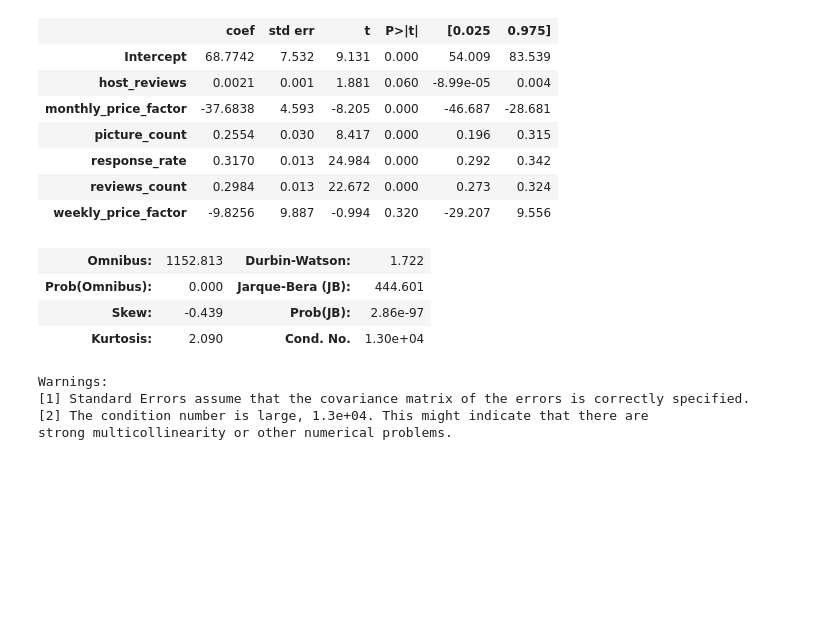
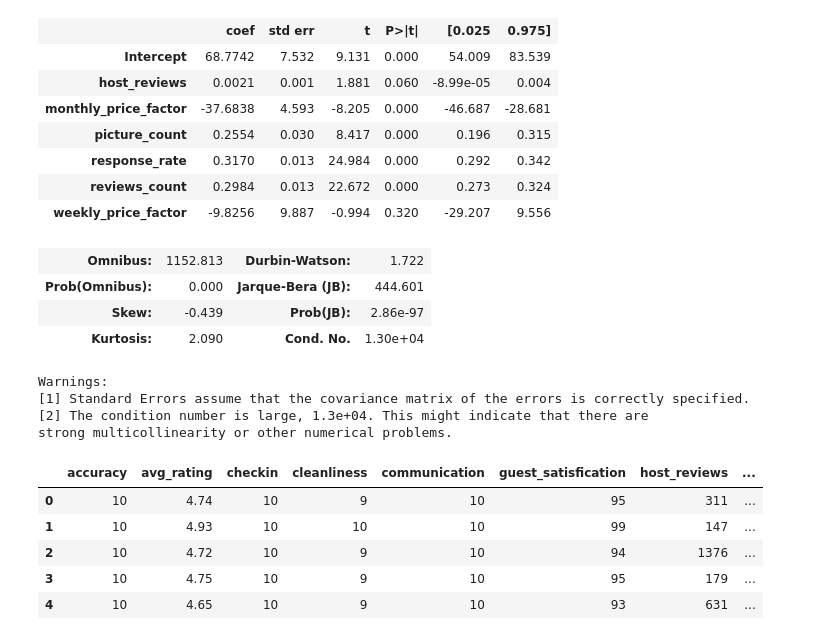
Before and after one commit to kailu3/airbnb-optimization, a Jupyter notebook: notebooks/kl-cancun-feature-importance.ipynb, the cells around one changed output. Cells and saved outputs as stored; diff of their text form; code cells hidden in the pictures; blank space fills up the shorter version.

```diff
--- a/notebooks/kl-cancun-feature-importance.ipynb
+++ b/notebooks/kl-cancun-feature-importance.ipynb
@@ -141,3 +141,12 @@ strong multicollinearity or other numerical problems.
 # TODO: scikit-learn for feature importance ranking.
 # %%
 # To possibly think of: scraping reviews to score on sentiment/positive value
+# %%
+features.head()
+# %% [output]
+|  | accuracy | avg_rating | checkin | cleanliness | communication | guest_satisfication | host_reviews | ... |
+| 0 | 10 | 4.74 | 10 | 9 | 10 | 95 | 311 | ... |
+| 1 | 10 | 4.93 | 10 | 10 | 10 | 99 | 147 | ... |
+| 2 | 10 | 4.72 | 10 | 9 | 10 | 94 | 1376 | ... |
+| 3 | 10 | 4.75 | 10 | 9 | 10 | 95 | 179 | ... |
+| 4 | 10 | 4.65 | 10 | 9 | 10 | 93 | 631 | ... |
```
